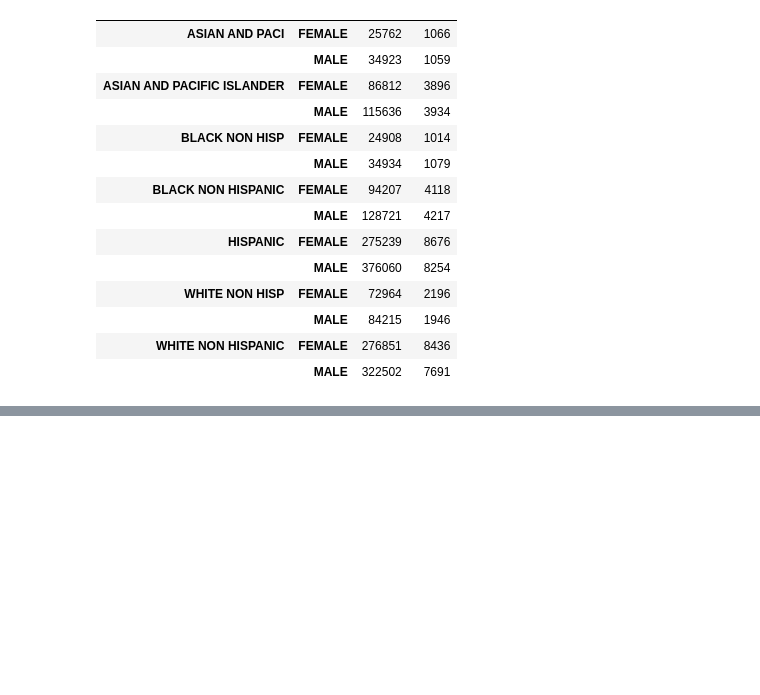
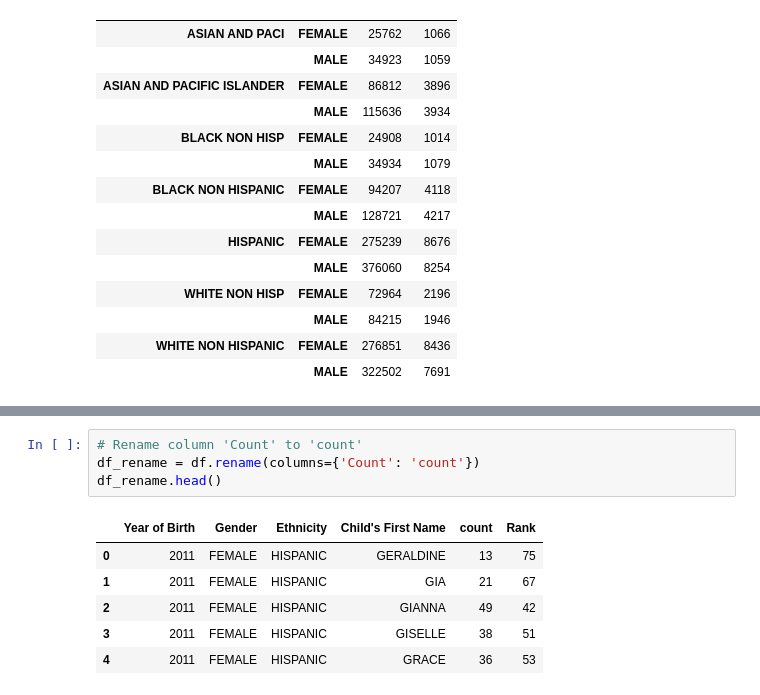
Before and after one commit to Kansi420/python_learn, a Jupyter notebook: pandas/pandas.ipynb, the cells around one changed output, grey strips where cells are left out. Drawn from its saved outputs; the diff is of its cells as text; blank space fills up the shorter version.

```diff
--- a/pandas/pandas.ipynb
+++ b/pandas/pandas.ipynb
@@ -378,0 +437,11 @@ pivot_table.head(20)
+# %%
+# Rename column 'Count' to 'count'
+df_rename = df.rename(columns={'Count': 'count'})
+df_rename.head()
+# %% [output]
+|  | Year of Birth | Gender | Ethnicity | Child's First Name | count | Rank |
+| 0 | 2011 | FEMALE | HISPANIC | GERALDINE | 13 | 75 |
+| 1 | 2011 | FEMALE | HISPANIC | GIA | 21 | 67 |
+| 2 | 2011 | FEMALE | HISPANIC | GIANNA | 49 | 42 |
+| 3 | 2011 | FEMALE | HISPANIC | GISELLE | 38 | 51 |
+| 4 | 2011 | FEMALE | HISPANIC | GRACE | 36 | 53 |
```
Also changed, not shown: parts of 7 cells of this notebook, 1 other file.
